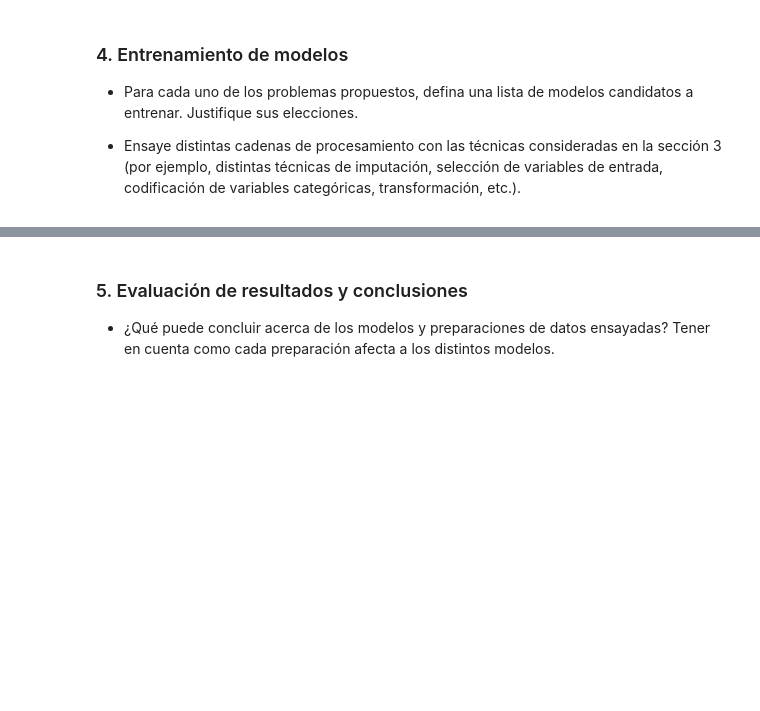
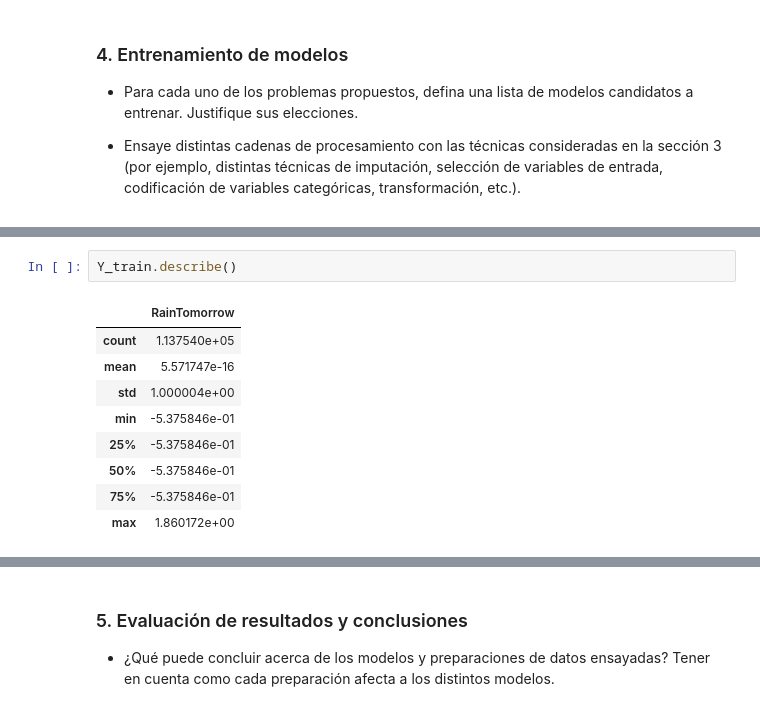
Before and after one commit to GonzaloRomeroR/CEIA, a Jupyter notebook: intro_ia/TP/TP.ipynb, the cells around one changed output, grey strips where cells are left out. Cells and saved outputs as stored; diff of their text form; blank space fills up the shorter version.

```diff
--- a/intro_ia/TP/TP.ipynb
+++ b/intro_ia/TP/TP.ipynb
@@ -716,0 +772,12 @@ Columnas a eliminar:  Index(['Date_Month_02', 'WindDir9am_NE', 'Date_Month_03',
+# %%
+Y_train.describe()
+# %% [output]
+|  | RainTomorrow |
+| count | 1.137540e+05 |
+| mean | 5.571747e-16 |
+| std | 1.000004e+00 |
+| min | -5.375846e-01 |
+| 25% | -5.375846e-01 |
+| 50% | -5.375846e-01 |
+| 75% | -5.375846e-01 |
+| max | 1.860172e+00 |
```
Also changed, not shown: parts of 11 cells of this notebook.
